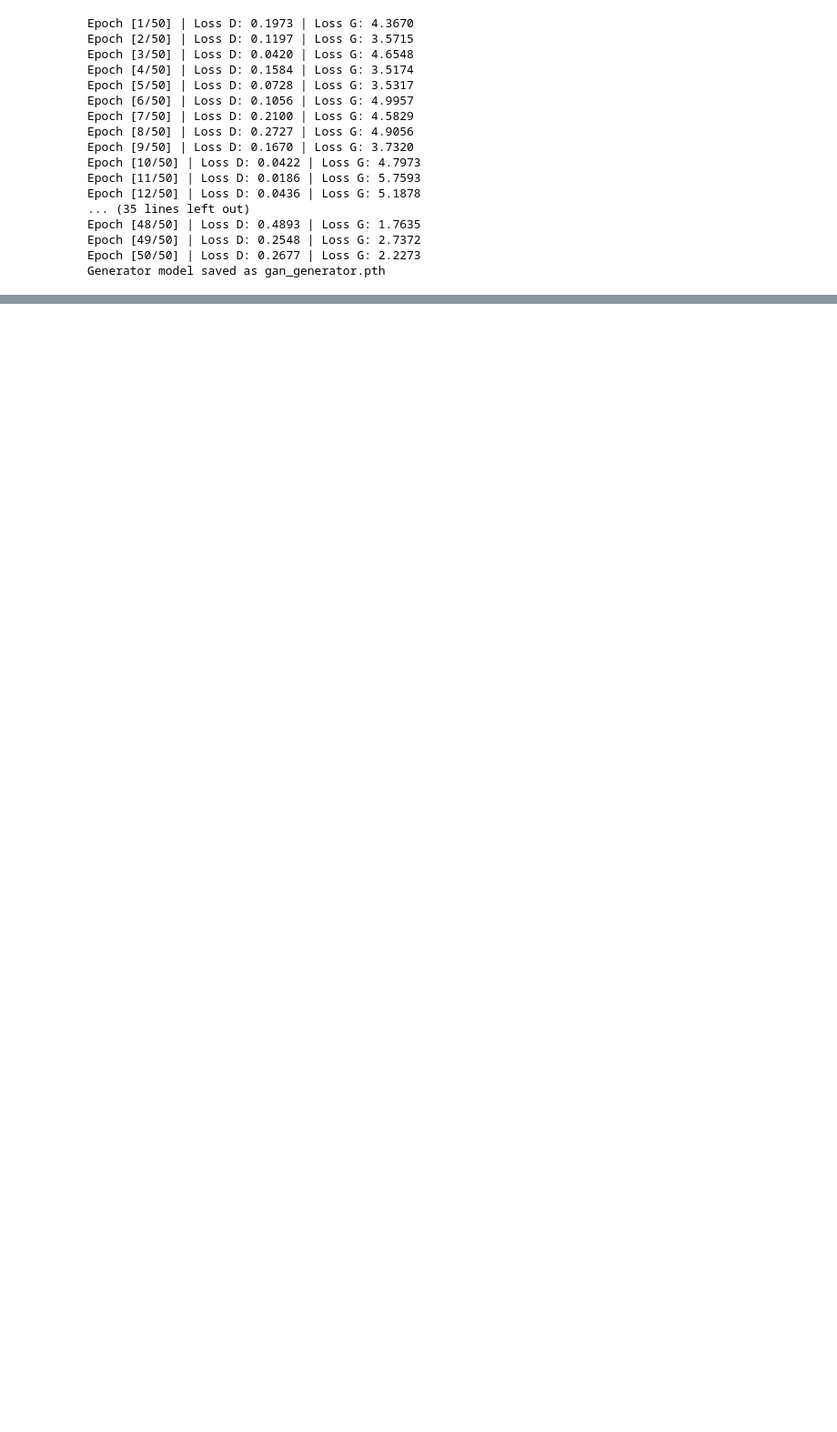
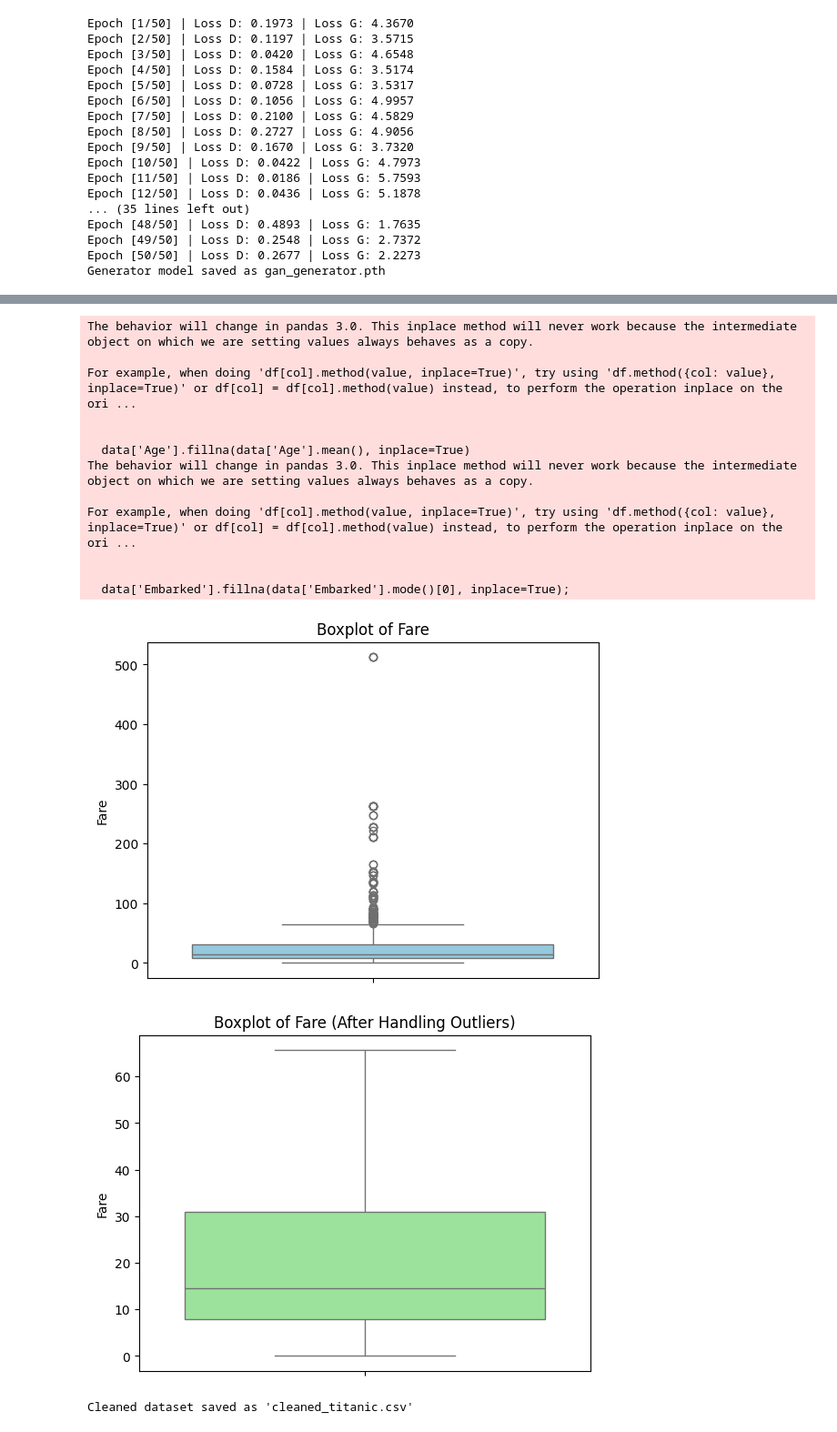
Before and after one commit to Suraj722004/ai_practical, a Jupyter notebook: sem3_AI_practical.ipynb, the cells around one changed output, grey strips where cells are left out. Shown at 91% size. Cells and saved outputs as stored; diff of their text form; code cells hidden in the pictures; blank space fills up the shorter version.

```diff
--- a/sem3_AI_practical.ipynb
+++ b/sem3_AI_practical.ipynb
@@ -586,3 +586,54 @@ Epoch [48/50] | Loss D: 0.4893 | Loss G: 1.7635
 Epoch [49/50] | Loss D: 0.2548 | Loss G: 2.7372
 Epoch [50/50] | Loss D: 0.2677 | Loss G: 2.2273
 Generator model saved as gan_generator.pth
+# %%
+import pandas as pd
+import numpy as np
+import seaborn as sns
+import matplotlib.pyplot as plt
+#2. Load the Dataset
+# Load the Titanic dataset from a URL
+url="https://raw.githubusercontent.com/datasciencedojo/datasets/master/titanic.csv"
+data = pd.read_csv(url)
+# Display the first few rows
+print(data.head())
+#3. Handle Missing Values
+# Check for missing values
+print("Missing values in each column:")
+print(data.isnull().sum())
+# Fill missing values in 'Age' with the mean
+data['Age'].fillna(data['Age'].mean(), inplace=True)
+# Fill missing values in 'Embarked' with the most common value
+data['Embarked'].fillna(data['Embarked'].mode()[0], inplace=True);
+# Drop rows where 'Cabin' is missing (too many NaNs)
+data.drop(columns=['Cabin'], inplace=True)
+# Verify missing values are handled
+print("\nAfter handling missing values:")
+print(data.isnull().sum())
+#4. Fix Inconsistent Formatting
+# Fix inconsistent formatting in the 'Sex' column
+data['Sex'] = data['Sex'].str.lower().str.strip()
+# Verify unique values
+print("\nUnique values in 'Sex' column after formatting:")
+print(data['Sex'].unique())
+#5. Detect and Handle Outliers # Boxplot for the 'Fare' column
+sns.boxplot(data['Fare'], color='skyblue')
+plt.title('Boxplot of Fare')
+plt.show()
+# Detect outliers using the IQR method
+Q1 = data['Fare'].quantile(0.25)
+Q3 = data['Fare'].quantile(0.75)
+IQR = Q3 - Q1
+lower_bound = Q1 - 1.5 * IQR
+upper_bound = Q3 + 1.5 * IQR
+# Capping outliers
+data['Fare'] = np.where(data['Fare'] > upper_bound, upper_bound, np.where(data['Fare'] <
+lower_bound, lower_bound, data['Fare']))
+# Verify with an updated boxplot
+sns.boxplot(data['Fare'], color='lightgreen')
+plt.title('Boxplot of Fare (After Handling Outliers)')
+plt.show()
+#6. Save the Cleaned Dataset # Save the cleaned dataset
+data.to_csv('cleaned_titanic.csv', index=False)
+print("\nCleaned dataset saved as 'cleaned_titanic.csv'")
+# %% [output]
@@ -589,3 +657,18 @@ Generator model saved as gan_generator.pth
+The behavior will change in pandas 3.0. This inplace method will never work because the intermediate object on which we are setting values always behaves as a copy.
+
+For example, when doing 'df[col].method(value, inplace=True)', try using 'df.method({col: value}, inplace=True)' or df[col] = df[col].method(value) instead, to perform the operation inplace on the ori ...
+
+
+  data['Age'].fillna(data['Age'].mean(), inplace=True)
+The behavior will change in pandas 3.0. This inplace method will never work because the intermediate object on which we are setting values always behaves as a copy.
+
+For example, when doing 'df[col].method(value, inplace=True)', try using 'df.method({col: value}, inplace=True)' or df[col] = df[col].method(value) instead, to perform the operation inplace on the ori ...
+
+
+  data['Embarked'].fillna(data['Embarked'].mode()[0], inplace=True);
+[figure, added]
+[figure, added]
+Cleaned dataset saved as 'cleaned_titanic.csv'
 # %%
 #practical 7 AI
 
```
Also changed, not shown: parts of 1 cell of this notebook.
